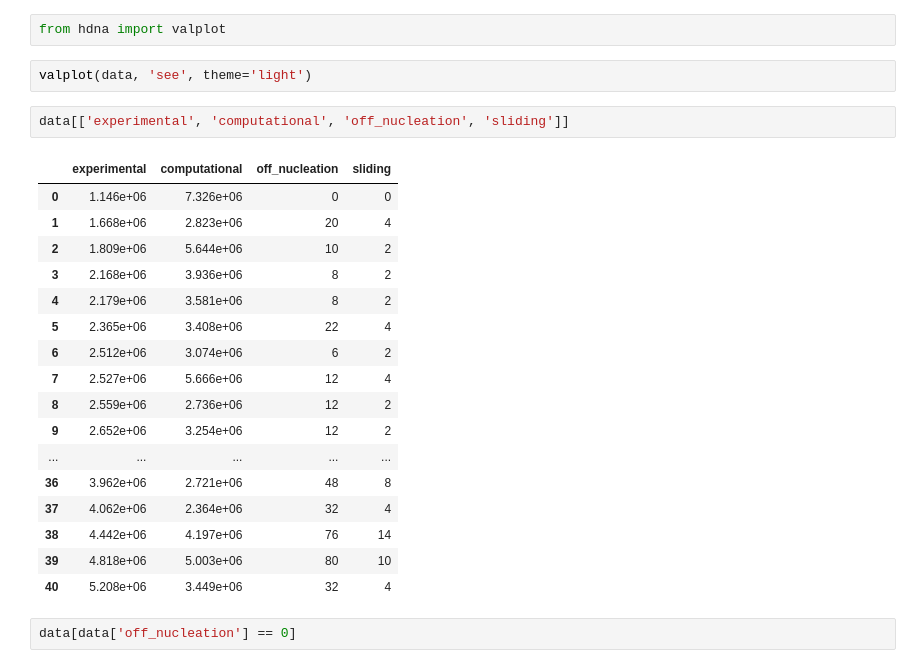
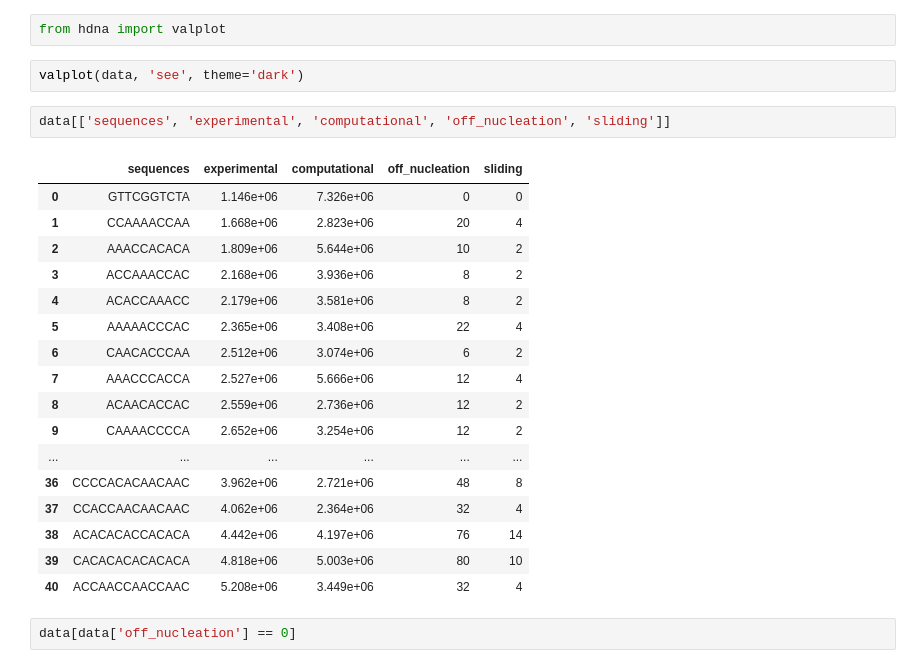
Before and after one commit to MarcoTuc/hDNA, a Jupyter notebook: analysis.ipynb, the cells around one changed output. Saved outputs shown, nothing was run; the diff lists cells and outputs as text.

Commit message:
nucleation traps

```diff
--- a/analysis.ipynb
+++ b/analysis.ipynb
@@ -22,27 +19,27 @@ except KeyError: pass
 # %%
 from hdna import valplot
 # %%
-valplot(data, 'see', theme='light')
+valplot(data, 'see', theme='dark')
 # %%
-data[['experimental', 'computational', 'off_nucleation', 'sliding']]
+data[['sequences', 'experimental', 'computational', 'off_nucleation', 'sliding']]
 # %% [output]
-|  | experimental | computational | off_nucleation | sliding |
-| 0 | 1.146e+06 | 7.326e+06 | 0 | 0 |
-| 1 | 1.668e+06 | 2.823e+06 | 20 | 4 |
-| 2 | 1.809e+06 | 5.644e+06 | 10 | 2 |
-| 3 | 2.168e+06 | 3.936e+06 | 8 | 2 |
-| 4 | 2.179e+06 | 3.581e+06 | 8 | 2 |
-| 5 | 2.365e+06 | 3.408e+06 | 22 | 4 |
-| 6 | 2.512e+06 | 3.074e+06 | 6 | 2 |
-| 7 | 2.527e+06 | 5.666e+06 | 12 | 4 |
-| 8 | 2.559e+06 | 2.736e+06 | 12 | 2 |
-| 9 | 2.652e+06 | 3.254e+06 | 12 | 2 |
-| ... | ... | ... | ... | ... |
-| 36 | 3.962e+06 | 2.721e+06 | 48 | 8 |
-| 37 | 4.062e+06 | 2.364e+06 | 32 | 4 |
-| 38 | 4.442e+06 | 4.197e+06 | 76 | 14 |
-| 39 | 4.818e+06 | 5.003e+06 | 80 | 10 |
-| 40 | 5.208e+06 | 3.449e+06 | 32 | 4 |
+|  | sequences | experimental | computational | off_nucleation | sliding |
+| 0 | GTTCGGTCTA | 1.146e+06 | 7.326e+06 | 0 | 0 |
+| 1 | CCAAAACCAA | 1.668e+06 | 2.823e+06 | 20 | 4 |
+| 2 | AAACCACACA | 1.809e+06 | 5.644e+06 | 10 | 2 |
+| 3 | ACCAAACCAC | 2.168e+06 | 3.936e+06 | 8 | 2 |
+| 4 | ACACCAAACC | 2.179e+06 | 3.581e+06 | 8 | 2 |
+| 5 | AAAAACCCAC | 2.365e+06 | 3.408e+06 | 22 | 4 |
+| 6 | CAACACCCAA | 2.512e+06 | 3.074e+06 | 6 | 2 |
+| 7 | AAACCCACCA | 2.527e+06 | 5.666e+06 | 12 | 4 |
+| 8 | ACAACACCAC | 2.559e+06 | 2.736e+06 | 12 | 2 |
+| 9 | CAAAACCCCA | 2.652e+06 | 3.254e+06 | 12 | 2 |
+| ... | ... | ... | ... | ... | ... |
+| 36 | CCCCACACAACAAC | 3.962e+06 | 2.721e+06 | 48 | 8 |
+| 37 | CCACCAACAACAAC | 4.062e+06 | 2.364e+06 | 32 | 4 |
+| 38 | ACACACACCACACA | 4.442e+06 | 4.197e+06 | 76 | 14 |
+| 39 | CACACACACACACA | 4.818e+06 | 5.003e+06 | 80 | 10 |
+| 40 | ACCAACCAACCAAC | 5.208e+06 | 3.449e+06 | 32 | 4 |
 # %%
 data[data['off_nucleation'] == 0]
 # %% [output]
```
Also changed, not shown: parts of 1 cell of this notebook, 7 other files.
